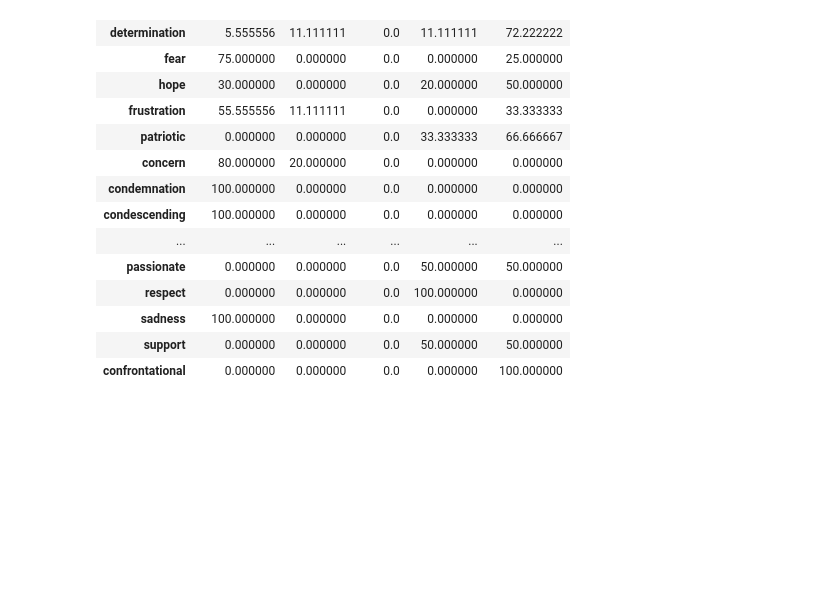
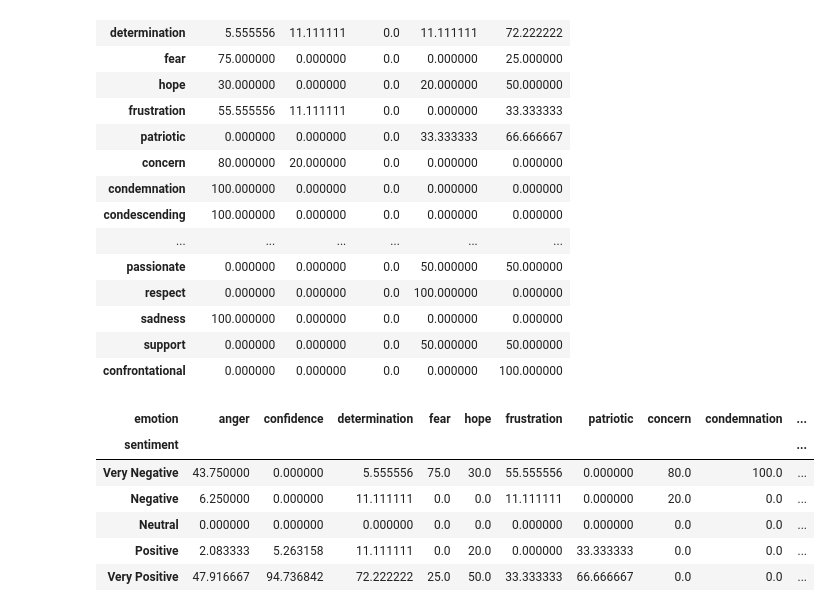
Before and after one commit to vtdinh13/leaders, a Jupyter notebook: 3_explore_and_feature_engineering/sentiment_analysis.ipynb, the cells around one changed output. Cells and saved outputs as stored; diff of their text form; code cells hidden in the pictures; blank space fills up the shorter version.

```diff
--- a/3_explore_and_feature_engineering/sentiment_analysis.ipynb
+++ b/3_explore_and_feature_engineering/sentiment_analysis.ipynb
@@ -261,3 +261,14 @@ grouped_percent_sorted_renamed
 | sadness | 100.000000 | 0.000000 | 0.0 | 0.000000 | 0.000000 |
 | support | 0.000000 | 0.000000 | 0.0 | 50.000000 | 50.000000 |
 | confrontational | 0.000000 | 0.000000 | 0.0 | 0.000000 | 100.000000 |
+# %%
+grouped_percent_sorted_renamed_T = grouped_percent_sorted_renamed.T
+grouped_percent_sorted_renamed_T
+# %% [output]
+| emotion | anger | confidence | determination | fear | hope | frustration | patriotic | concern | condemnation | ... |
+| sentiment |  |  |  |  |  |  |  |  |  | ... |
+| Very Negative | 43.750000 | 0.000000 | 5.555556 | 75.0 | 30.0 | 55.555556 | 0.000000 | 80.0 | 100.0 | ... |
+| Negative | 6.250000 | 0.000000 | 11.111111 | 0.0 | 0.0 | 11.111111 | 0.000000 | 20.0 | 0.0 | ... |
+| Neutral | 0.000000 | 0.000000 | 0.000000 | 0.0 | 0.0 | 0.000000 | 0.000000 | 0.0 | 0.0 | ... |
+| Positive | 2.083333 | 5.263158 | 11.111111 | 0.0 | 20.0 | 0.000000 | 33.333333 | 0.0 | 0.0 | ... |
+| Very Positive | 47.916667 | 94.736842 | 72.222222 | 25.0 | 50.0 | 33.333333 | 66.666667 | 0.0 | 0.0 | ... |
```
Also changed, not shown: parts of 1 cell of this notebook, 1 other file.
